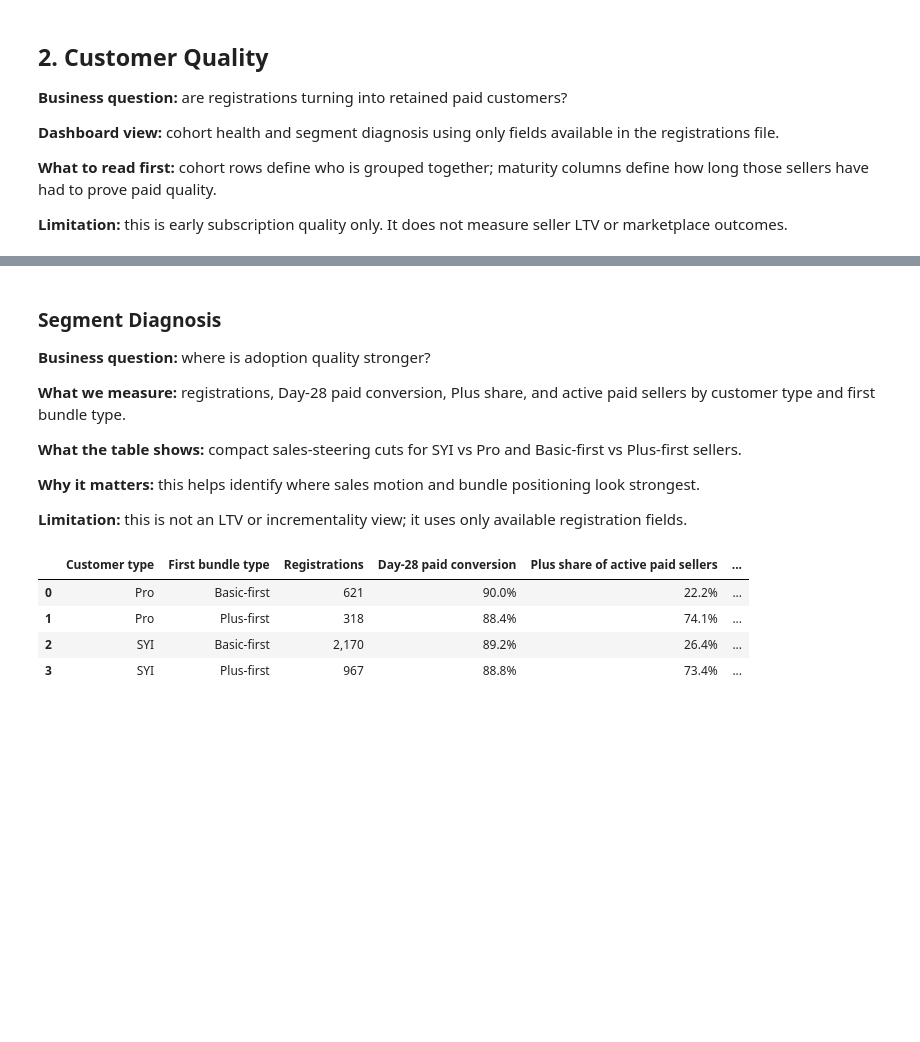
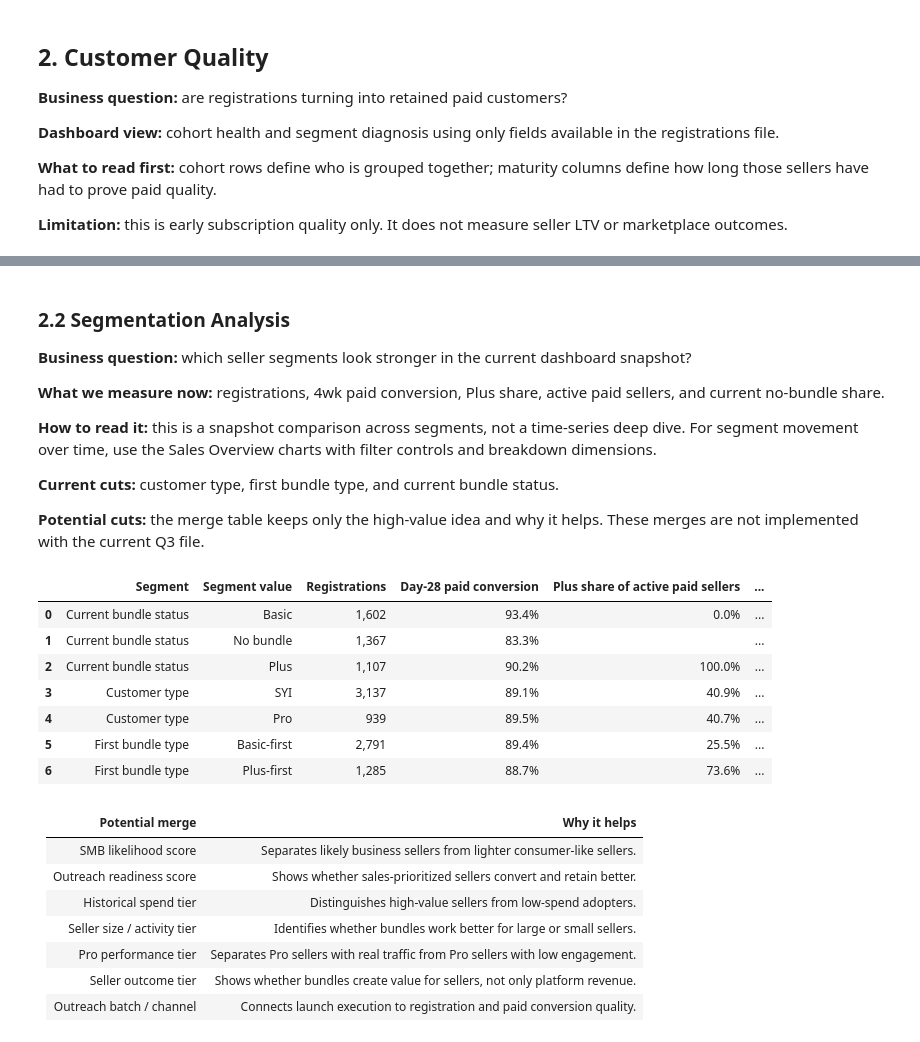
Before and after one commit to omer-t/marktplaats-assignment, a Jupyter notebook: assignments/smb_bundles/q3_monitor.ipynb, the cells around one changed output, grey strips where cells are left out. Saved outputs shown, nothing was run; the diff lists cells and outputs as text; code cells hidden in the pictures; blank space fills up the shorter version.

Commit message:
Update SMB bundles monitor deliverables

```diff
--- a/assignments/smb_bundles/q3_monitor.ipynb
+++ b/assignments/smb_bundles/q3_monitor.ipynb
@@ -227,20 +384,34 @@ display(functions.q3_cohort_heatmap_table(cohort_metrics_28d))
 # %% [markdown]
-### Segment Diagnosis
+### 2.2 Segmentation Analysis
 
-**Business question:** where is adoption quality stronger?
+**Business question:** which seller segments look stronger in the current dashboard snapshot?
 
-**What we measure:** registrations, Day-28 paid conversion, Plus share, and active paid sellers by customer type and first bundle type.
+**What we measure now:** registrations, 4wk paid conversion, Plus share, active paid sellers, and current no-bundle share.
 
-**What the table shows:** compact sales-steering cuts for SYI vs Pro and Basic-first vs Plus-first sellers.
+**How to read it:** this is a snapshot comparison across segments, not a time-series deep dive. For segment movement over time, use the Sales Overview charts with filter controls and breakdown dimensions.
 
-**Why it matters:** this helps identify where sales motion and bundle positioning look strongest.
+**Current cuts:** customer type, first bundle type, and current bundle status.
 
-**Limitation:** this is not an LTV or incrementality view; it uses only available registration fields.
+**Potential cuts:** the merge table keeps only the high-value idea and why it helps. These merges are not implemented with the current Q3 file.
 # %%
 display(functions.q3_segment_display_table(segment_metrics))
+
+display(Markdown(functions.q3_markdown_table(functions.q3_segment_enrichment_opportunities())))
 # %% [output]
-|  | Customer type | First bundle type | Registrations | Day-28 paid conversion | Plus share of active paid sellers | ... |
-| 0 | Pro | Basic-first | 621 | 90.0% | 22.2% | ... |
-| 1 | Pro | Plus-first | 318 | 88.4% | 74.1% | ... |
-| 2 | SYI | Basic-first | 2,170 | 89.2% | 26.4% | ... |
-| 3 | SYI | Plus-first | 967 | 88.8% | 73.4% | ... |
+|  | Segment | Segment value | Registrations | Day-28 paid conversion | Plus share of active paid sellers | ... |
+| 0 | Current bundle status | Basic | 1,602 | 93.4% | 0.0% | ... |
+| 1 | Current bundle status | No bundle | 1,367 | 83.3% |  | ... |
+| 2 | Current bundle status | Plus | 1,107 | 90.2% | 100.0% | ... |
+| 3 | Customer type | SYI | 3,137 | 89.1% | 40.9% | ... |
+| 4 | Customer type | Pro | 939 | 89.5% | 40.7% | ... |
+| 5 | First bundle type | Basic-first | 2,791 | 89.4% | 25.5% | ... |
+| 6 | First bundle type | Plus-first | 1,285 | 88.7% | 73.6% | ... |
+| Potential merge | Why it helps |
+| --- | --- |
+| SMB likelihood score | Separates likely business sellers from lighter consumer-like sellers. |
+| Outreach readiness score | Shows whether sales-prioritized sellers convert and retain better. |
+| Historical spend tier | Distinguishes high-value sellers from low-spend adopters. |
+| Seller size / activity tier | Identifies whether bundles work better for large or small sellers. |
+| Pro performance tier | Separates Pro sellers with real traffic from Pro sellers with low engagement. |
+| Seller outcome tier | Shows whether bundles create value for sellers, not only platform revenue. |
+| Outreach batch / channel | Connects launch execution to registration and paid conversion quality. |
```
Also changed, not shown: parts of 46 cells of this notebook, 7 other files.
